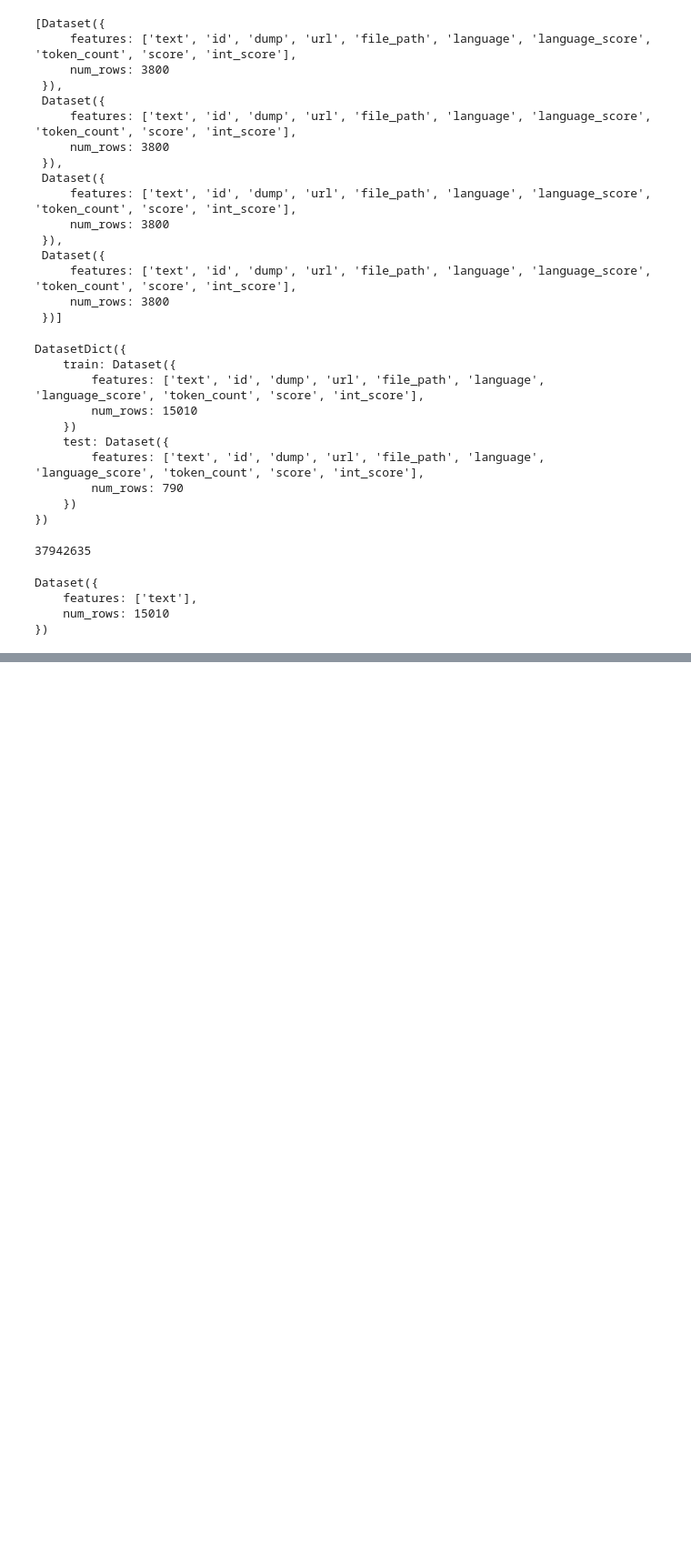
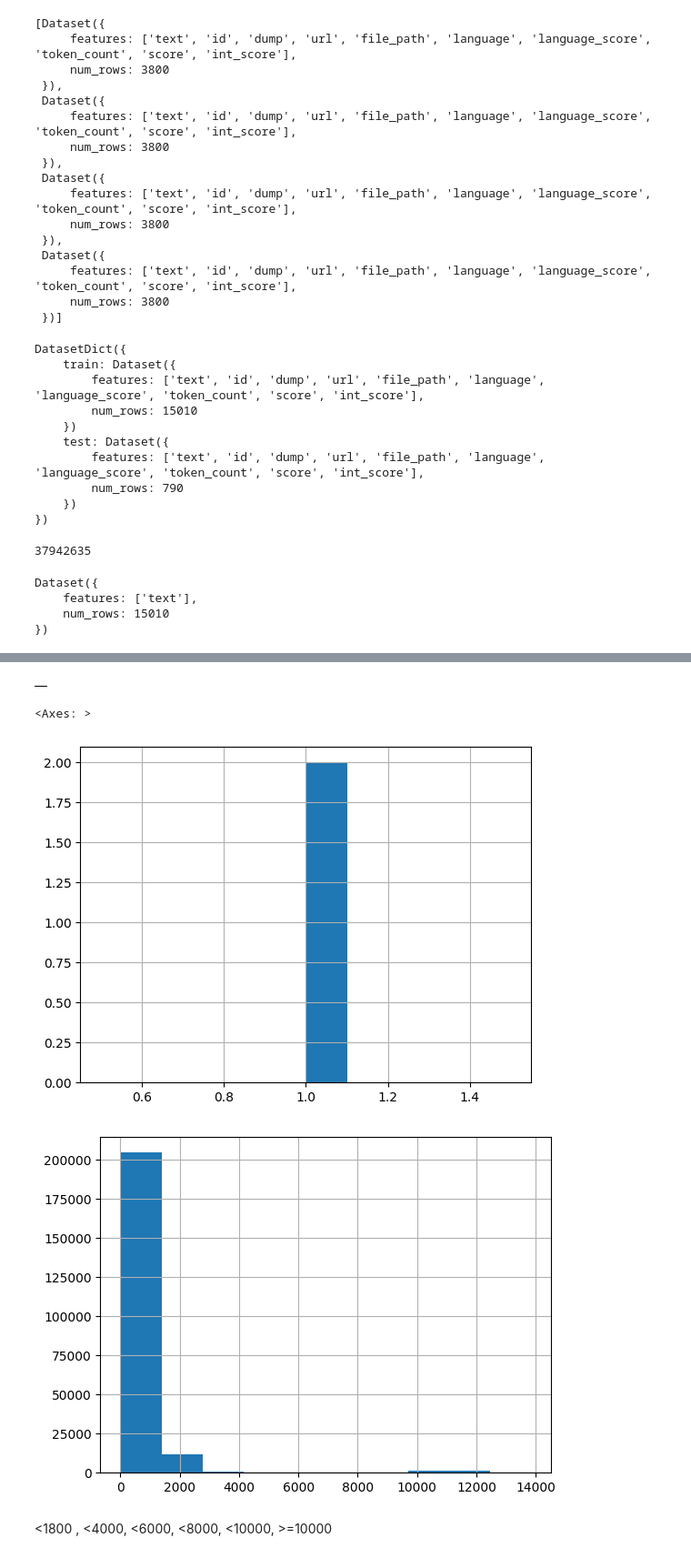
Before and after one commit to JH-lee95/continual-pre-training-rslora, a Jupyter notebook: src/ipynbs/data_preprocessing.ipynb, the cells around one changed output, grey strips where cells are left out. Shown: that part at 91% size. Cells and saved outputs as stored; diff of their text form; code cells hidden in the pictures; blank space fills up the shorter version.

```diff
--- a/src/ipynbs/data_preprocessing.ipynb
+++ b/src/ipynbs/data_preprocessing.ipynb
@@ -239,0 +1086,2 @@ Dataset({
+# %%
+concat_df=pd.read_csv("ai_hub_cpt_data.csv")
@@ -239,0 +1104,8 @@ Dataset({
+# %%
+import xorbits.pandas as x_pd
+from xorbits.experimental import dedup
+
+
+
+
+res = dedup(x_pd.DataFrame(concat_df), col="context")
@@ -239,0 +1129,12 @@ Dataset({
+# %%
+res.to_csv("ai_hub_cpt_data_dedup.csv")
+# %% [output]
+|  |
+# %%
+res['context'].str.len().hist()
+# %% [output]
+<Axes: >
+[figure, added]
+[figure, added]
+# %% [markdown]
+<1800 , <4000, <6000, <8000, <10000, >=10000
```
Also changed, not shown: parts of 115 cells of this notebook, 3 other files.
